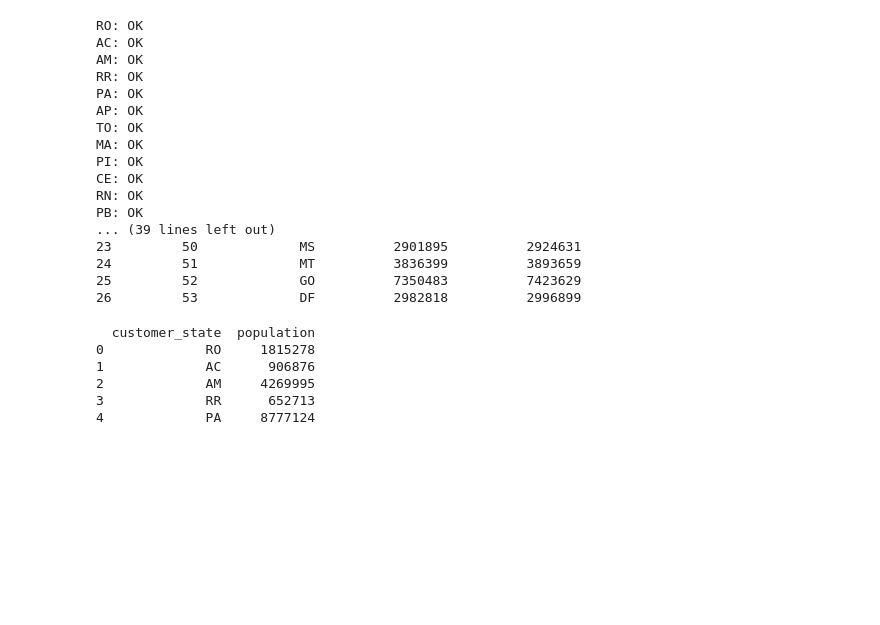
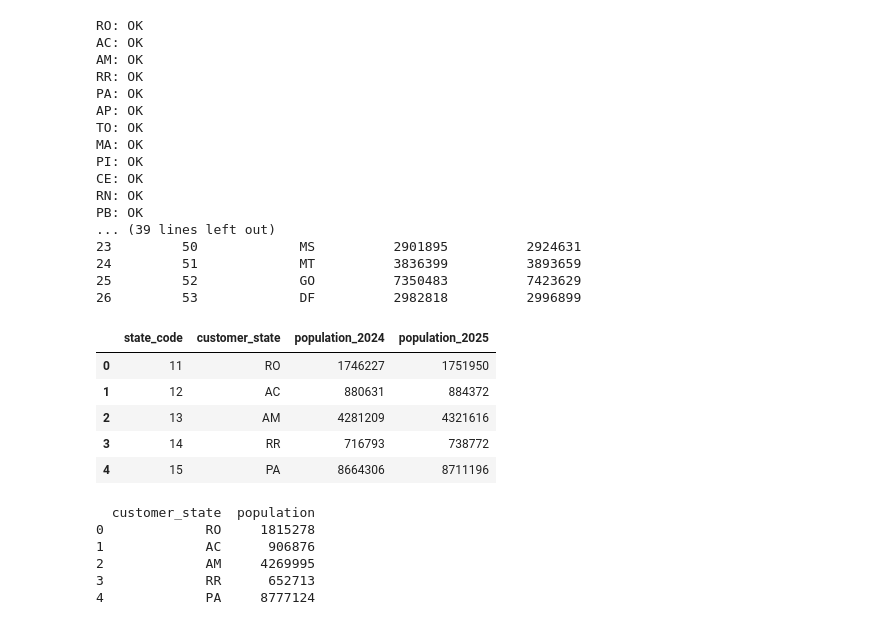
Before and after one commit to Alaninja1209/Data-Engineering-Portfolio, a Jupyter notebook: python_data_practice/week2_wednesday_alan.ipynb, the cells around one changed output. Saved outputs shown, nothing was run; the diff lists cells and outputs as text; code cells hidden in the pictures; blank space fills up the shorter version.

```diff
--- a/python_data_practice/week2_wednesday_alan.ipynb
+++ b/python_data_practice/week2_wednesday_alan.ipynb
@@ -134,6 +136,16 @@ PB: OK
 24         51             MT          3836399          3893659
 25         52             GO          7350483          7423629
 26         53             DF          2982818          2996899
+# %%
+# Checking DF Population
+df_population.head(5)
+# %% [output]
+|  | state_code | customer_state | population_2024 | population_2025 |
+| 0 | 11 | RO | 1746227 | 1751950 |
+| 1 | 12 | AC | 880631 | 884372 |
+| 2 | 13 | AM | 4281209 | 4321616 |
+| 3 | 14 | RR | 716793 | 738772 |
+| 4 | 15 | PA | 8664306 | 8711196 |
 # %%
 # Parsing the API response
 records = []
```
Also changed, not shown: parts of 8 cells of this notebook.
